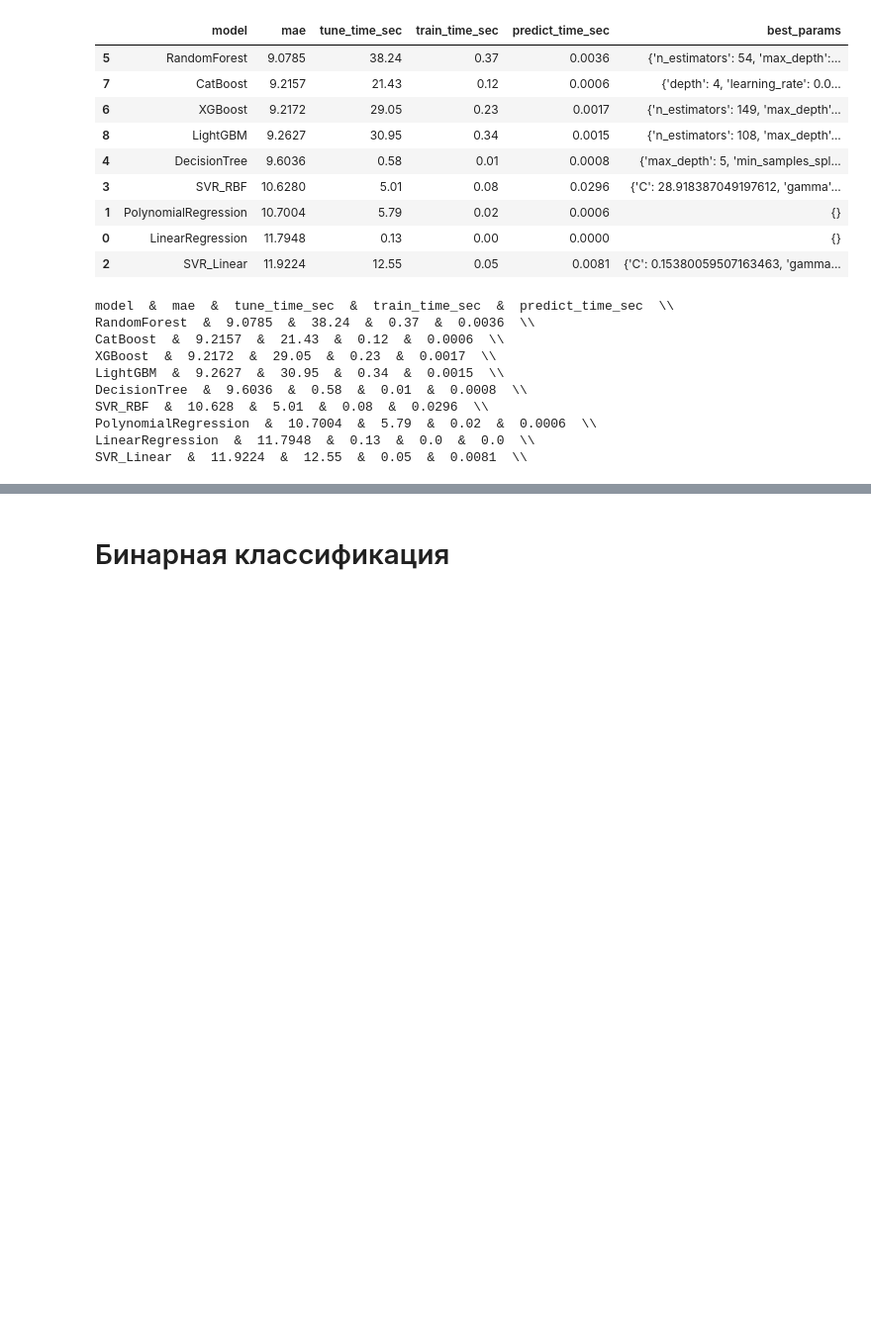
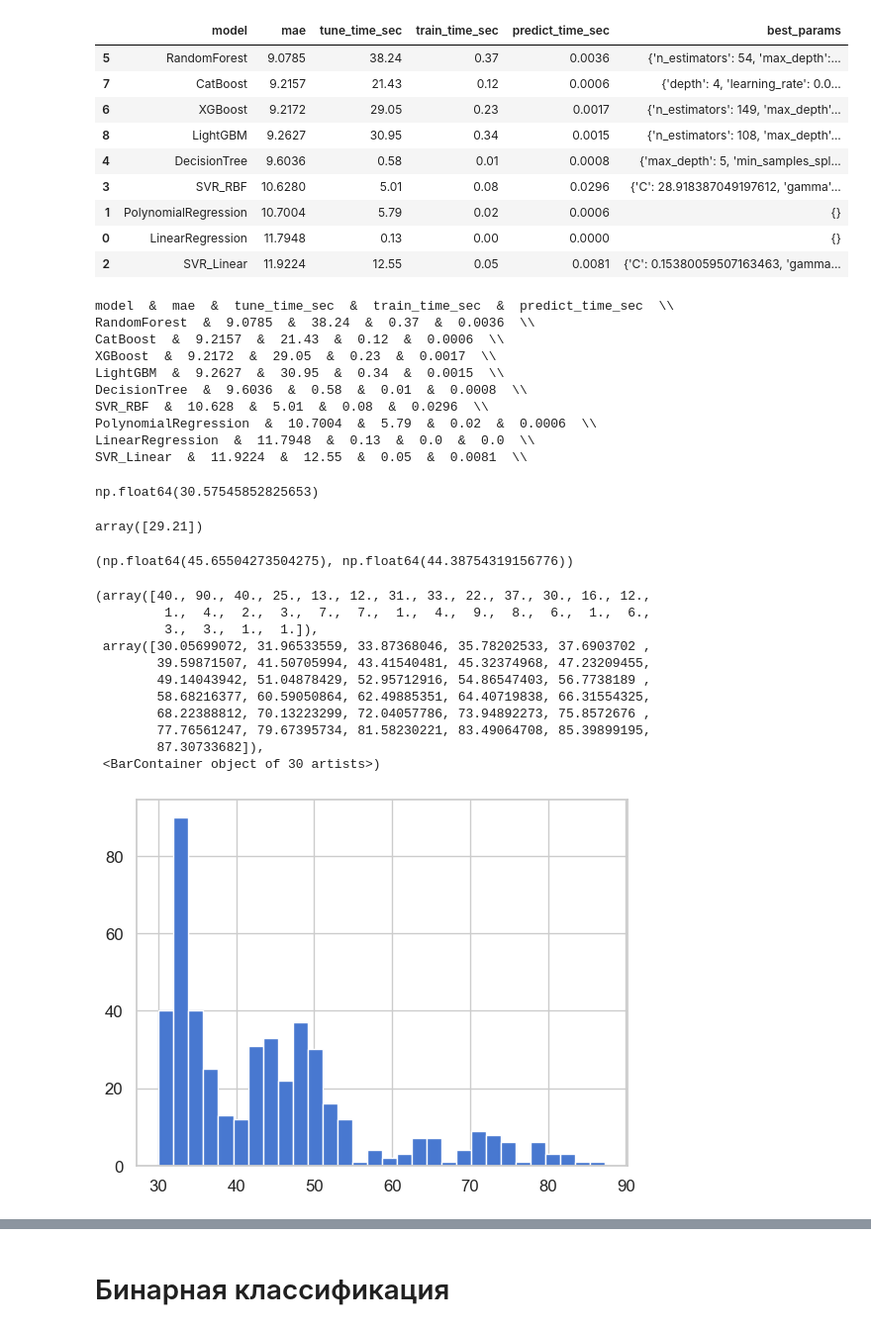
Before and after one commit to bedanar/ml_proj_spbu, a Jupyter notebook: project_final_v1.ipynb, the cells around one changed output, grey strips where cells are left out. Shown at 99% size. Saved outputs shown, nothing was run; the diff lists cells and outputs as text; code cells hidden in the pictures; blank space fills up the shorter version.

```diff
--- a/project_final_v1.ipynb
+++ b/project_final_v1.ipynb
@@ -242,3 +242,7 @@ LinearRegression  &  11.7948  &  0.13  &  0.0  &  0.0  \\
 SVR_Linear  &  11.9224  &  12.55  &  0.05  &  0.0081  \\
 # %%
 # results_df.to_dict(orient='records')
+# %%
+tree = RandomForestRegressor(random_state=DEFAULT_RANDOM_SEED, n_estimators=54, max_depth=8, min_samples_split=16, min_samples_leaf=1)
+tree.fit(X_train, y_train)
+y_pred_tree = tree.predict(X_test)
@@ -244,0 +251,27 @@ SVR_Linear  &  11.9224  &  12.55  &  0.05  &  0.0081  \\
+# %%
+y_pred_tree[1]
+# %% [output]
+np.float64(30.57545852825653)
+# %%
+y_test.values[1]
+# %% [output]
+array([29.21])
+# %%
+np.mean(y_test), np.mean(y_pred_tree)
+# %% [output]
+(np.float64(45.65504273504275), np.float64(44.38754319156776))
+# %%
+plt.hist(y_pred_tree, bins=30)
+# %% [output]
+(array([40., 90., 40., 25., 13., 12., 31., 33., 22., 37., 30., 16., 12.,
+         1.,  4.,  2.,  3.,  7.,  7.,  1.,  4.,  9.,  8.,  6.,  1.,  6.,
+         3.,  3.,  1.,  1.]),
+ array([30.05699072, 31.96533559, 33.87368046, 35.78202533, 37.6903702 ,
+        39.59871507, 41.50705994, 43.41540481, 45.32374968, 47.23209455,
+        49.14043942, 51.04878429, 52.95712916, 54.86547403, 56.7738189 ,
+        58.68216377, 60.59050864, 62.49885351, 64.40719838, 66.31554325,
+        68.22388812, 70.13223299, 72.04057786, 73.94892273, 75.8572676 ,
+        77.76561247, 79.67395734, 81.58230221, 83.49064708, 85.39899195,
+        87.30733682]),
+ <BarContainer object of 30 artists>)
+[figure, added]
```
Also changed, not shown: parts of 2 cells of this notebook, 1 other file.
